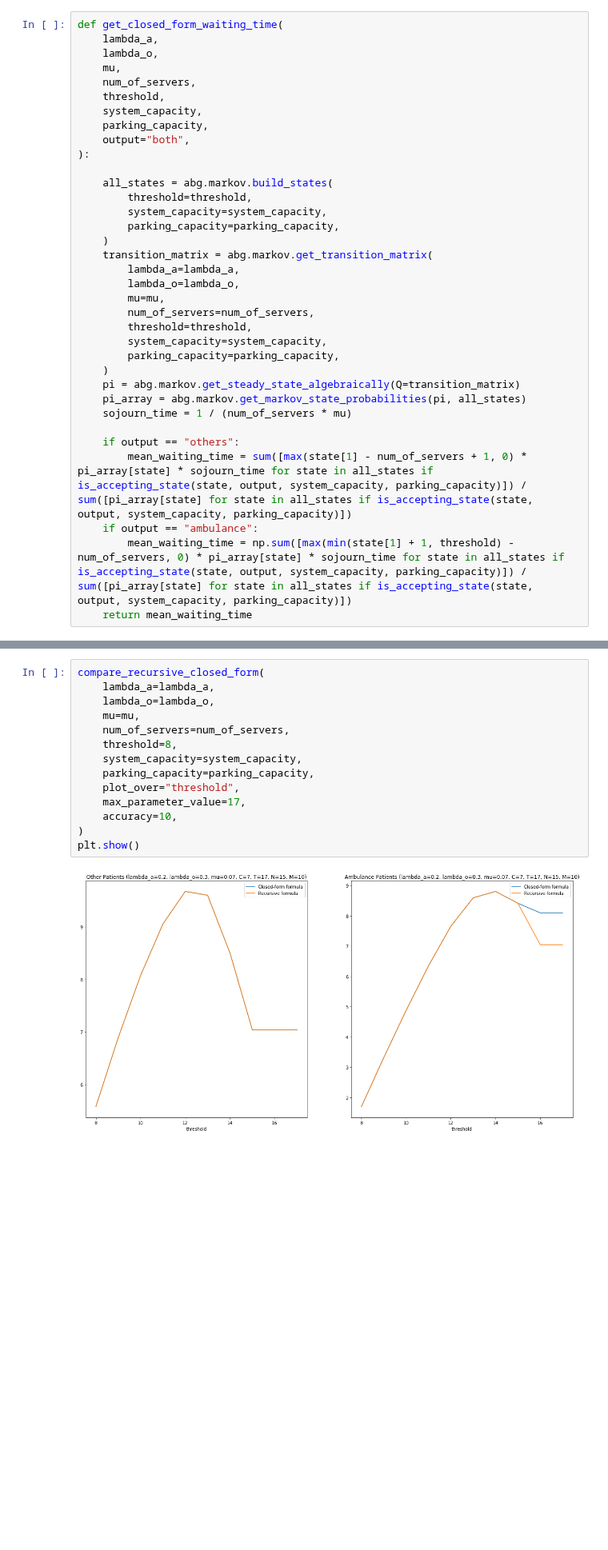
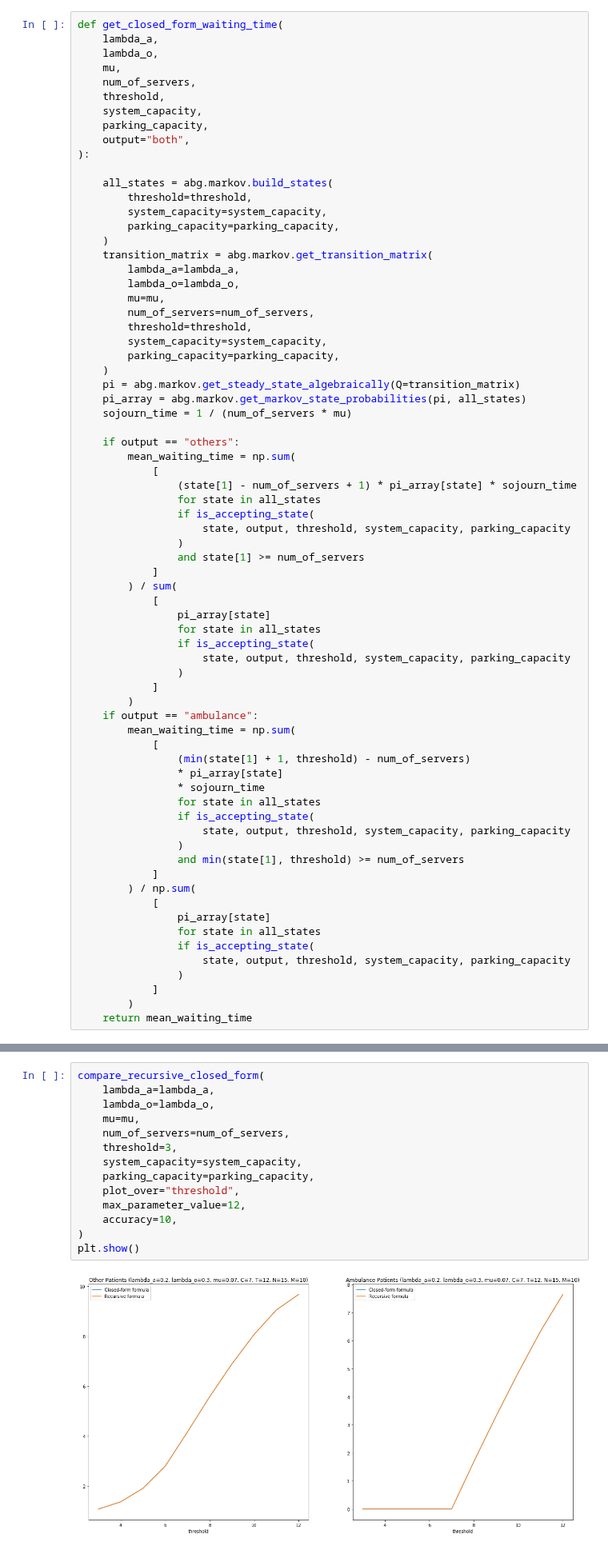
Before and after one commit to MichalisPanayides/AmbulanceDecisionGame, a Jupyter notebook: nbs/meetings/2020-06-02 meeting.ipynb, the cells around one changed output, grey strips where cells are left out. Shown at 80% size. Cells and saved outputs as stored; diff of their text form; blank space fills up the shorter version.

```diff
--- a/nbs/meetings/2020-06-02 meeting.ipynb
+++ b/nbs/meetings/2020-06-02 meeting.ipynb
@@ -74,9 +80,45 @@ def get_closed_form_waiting_time(
     sojourn_time = 1 / (num_of_servers * mu)
 
     if output == "others":
-        mean_waiting_time = sum([max(state[1] - num_of_servers + 1, 0) * pi_array[state] * sojourn_time for state in all_states if is_accepting_state(state, output, system_capacity, parking_capacity)]) / sum([pi_array[state] for state in all_states if is_accepting_state(state, output, system_capacity, parking_capacity)])
+        mean_waiting_time = np.sum(
+            [
+                (state[1] - num_of_servers + 1) * pi_array[state] * sojourn_time
+                for state in all_states
+                if is_accepting_state(
+                    state, output, threshold, system_capacity, parking_capacity
+                )
+                and state[1] >= num_of_servers
+            ]
+        ) / sum(
+            [
+                pi_array[state]
+                for state in all_states
+                if is_accepting_state(
+                    state, output, threshold, system_capacity, parking_capacity
+                )
+            ]
+        )
     if output == "ambulance":
-        mean_waiting_time = np.sum([max(min(state[1] + 1, threshold) - num_of_servers, 0) * pi_array[state] * sojourn_time for state in all_states if is_accepting_state(state, output, system_capacity, parking_capacity)]) / sum([pi_array[state] for state in all_states if is_accepting_state(state, output, system_capacity, parking_capacity)])
+        mean_waiting_time = np.sum(
+            [
+                (min(state[1] + 1, threshold) - num_of_servers)
+                * pi_array[state]
+                * sojourn_time
+                for state in all_states
+                if is_accepting_state(
+                    state, output, threshold, system_capacity, parking_capacity
+                )
+                and min(state[1], threshold) >= num_of_servers
+            ]
+        ) / np.sum(
+            [
+                pi_array[state]
+                for state in all_states
+                if is_accepting_state(
+                    state, output, threshold, system_capacity, parking_capacity
+                )
+            ]
+        )
     return mean_waiting_time
 # %% [markdown]
 ##### Comparing recursive formula and closed form
@@ -299,19 +341,19 @@ plt.show()
 # %%
 compare_recursive_closed_form(
     lambda_a=lambda_a,
     lambda_o=lambda_o,
     mu=mu,
     num_of_servers=num_of_servers,
-    threshold=8,
+    threshold=3,
     system_capacity=system_capacity,
     parking_capacity=parking_capacity,
     plot_over="threshold",
-    max_parameter_value=17,
+    max_parameter_value=12,
     accuracy=10,
 )
 plt.show()
 # %% [output]
-[figure, old version]
+[figure, new version]
 # %%
 compare_recursive_closed_form(
     lambda_a=lambda_a,
```
Also changed, not shown: parts of 3 cells of this notebook, 6 other files.
